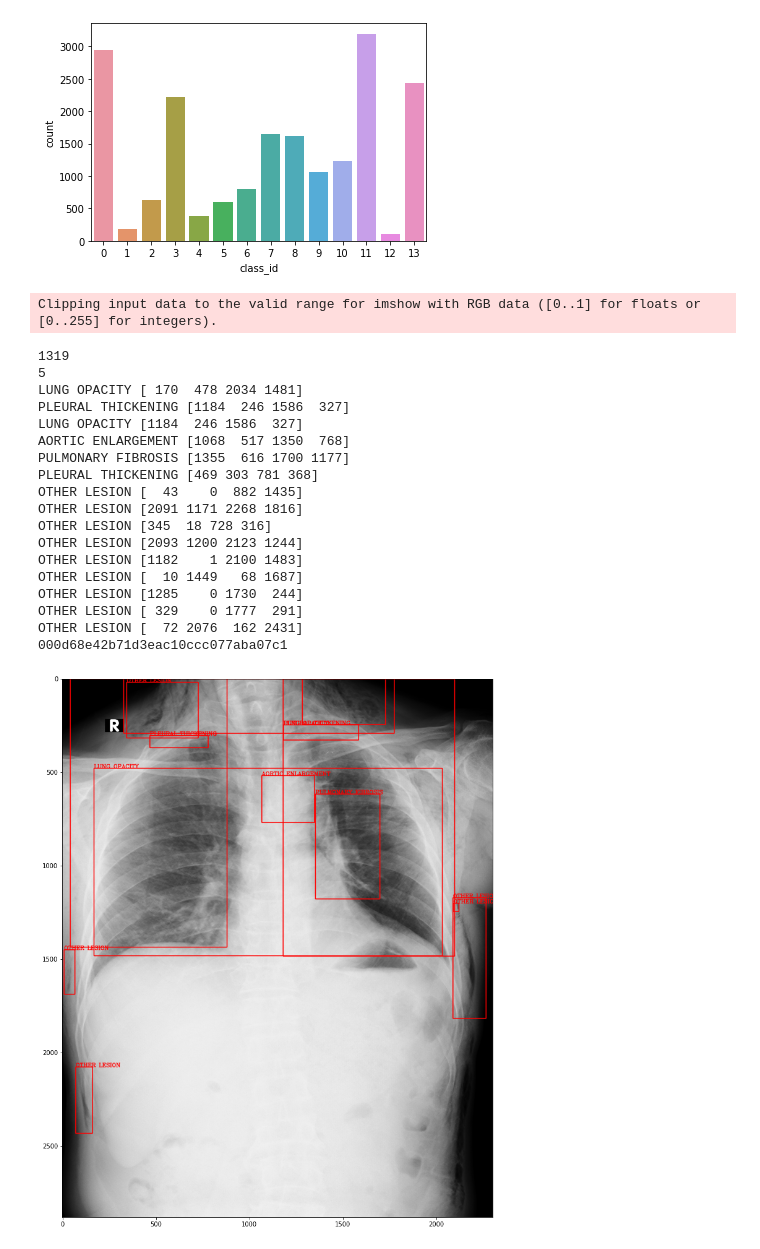
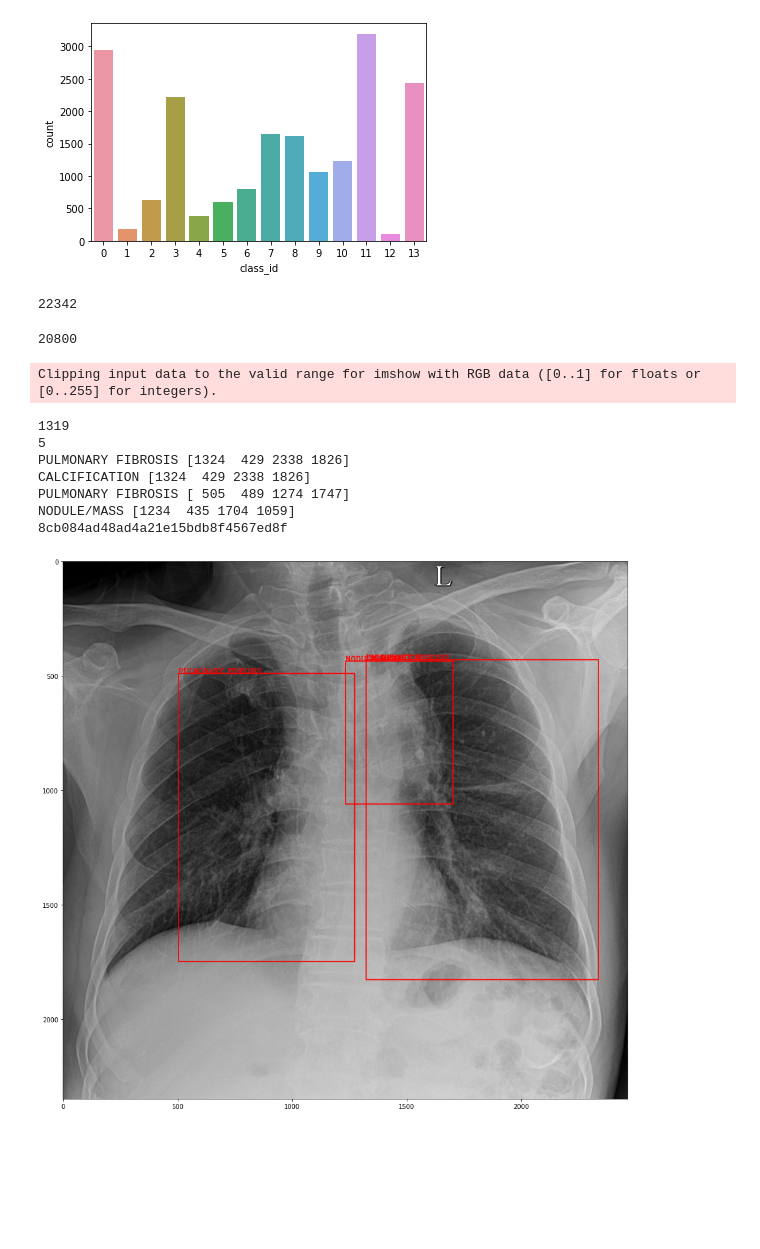
Before and after one commit to skull8888888/xray, a Jupyter notebook: convert.ipynb, the cells around one changed output. Cells and saved outputs as stored; diff of their text form; code cells hidden in the pictures; blank space fills up the shorter version.

```diff
--- a/convert.ipynb
+++ b/convert.ipynb
@@ -71,3 +71,26 @@ def plot_image(img_path, boxes, labels):
                     lineType = cv2.LINE_AA
                    )
     plt.imshow(image)
+# %%
+def iou_score(a, b):
+
+    w_1 = a[2]-a[0]
+    h_1 = a[3]-a[1]
+
+    w_2 = b[2]-b[0]
+    h_2 = b[3]-b[1]
+
+    a_1 = w_1*h_1
+    a_2 = w_2*h_2
+
+    xx1 = np.maximum(a[0], b[0])
+    yy1 = np.maximum(a[1], b[1])
+    xx2 = np.minimum(a[2], b[2])
+    yy2 = np.minimum(a[3], b[3])
+
+    w = np.maximum(0.0, xx2 - xx1)
+    h = np.maximum(0.0, yy2 - yy1)
+    inter = w * h
+    ovr = inter / (a_1 + a_2 - inter)
+
+    return ovr
@@ -473,50 +596,57 @@ generate_data_json(valid_df, 'fold_0_abnormal_valid_org_size.json')
+# %%
+# large = pd.read_csv('99.csv').groupby('image_id').agg(lambda x: list(x)).reset_index()
+# large
+large = pd.read_csv('99.csv')
+large = large.drop(['img_area','partial_area','threshold'], axis=1)
+large[large.class_id == 2]
+
+
+df = pd.read_csv('5_fold_dedub.csv')
+print(len(df))
+cond = df['image_id'].isin(large['image_id'])
+df.drop(df[cond].index, inplace = True)
+df.to_csv('cleaned.csv', index=False)
+len(df)
+# %% [output]
+22342
+20800
 # %%
-bad = pd.read_csv('bad.csv')
-
-
-df = pd.read_csv('dedub_wbf_no_lesion.csv').groupby('image_id').agg(lambda x: list(x)).reset_index()
+df = pd.read_csv('95.csv').groupby('image_id').agg(lambda x: list(x)).reset_index()
 df = df.set_index('image_id')
 
 print(len(bad.groupby('image_id')))
 print(len(bad[bad.type == 'large']))
-idx = 2
+idx = 20
 
-image_id = bad.loc[idx - 1]['image_id']
-# image_id = '0005e8e3701dfb1dd93d53e2ff537b6e'
+# records = df.loc[idx]
 
+# image_id = df.loc[idx - 1]['image_id']
+
+image_id = '8cb084ad48ad4a21e15bdb8f4567ed8f'
 records = df.loc[image_id]
 
 img_path = 'vinbigdata/images/train/' + image_id + '.jpg'
 
 
 boxes = records[['x_min','y_min', 'x_max', 'y_max']].to_numpy()
 boxes = np.array(boxes.tolist()).T
 labels = records['class_id']
 scores = np.ones(len(labels))
 
+boxes, labels, scores = cluster_boxes(boxes, labels, scores, iou_thr=0.9)
+
 plot_image(img_path, boxes, labels)
 print(image_id)
 # %% [output]
 Clipping input data to the valid range for imshow with RGB data ([0..1] for floats or [0..255] for integers).
 1319
 5
-LUNG OPACITY [ 170  478 2034 1481]
-PLEURAL THICKENING [1184  246 1586  327]
-LUNG OPACITY [1184  246 1586  327]
-AORTIC ENLARGEMENT [1068  517 1350  768]
-PULMONARY FIBROSIS [1355  616 1700 1177]
-PLEURAL THICKENING [469 303 781 368]
-OTHER LESION [  43    0  882 1435]
-OTHER LESION [2091 1171 2268 1816]
-OTHER LESION [345  18 728 316]
-OTHER LESION [2093 1200 2123 1244]
-OTHER LESION [1182    1 2100 1483]
-OTHER LESION [  10 1449   68 1687]
-OTHER LESION [1285    0 1730  244]
-OTHER LESION [ 329    0 1777  291]
-OTHER LESION [  72 2076  162 2431]
-000d68e42b71d3eac10ccc077aba07c1
+PULMONARY FIBROSIS [1324  429 2338 1826]
+CALCIFICATION [1324  429 2338 1826]
+PULMONARY FIBROSIS [ 505  489 1274 1747]
+NODULE/MASS [1234  435 1704 1059]
+8cb084ad48ad4a21e15bdb8f4567ed8f
-[figure, old version]
+[figure, new version]
 # %%
 test_df = pd.read_csv('test.csv')
 categories = [
```
Also changed, not shown: parts of 9 cells of this notebook, 7 other files.
